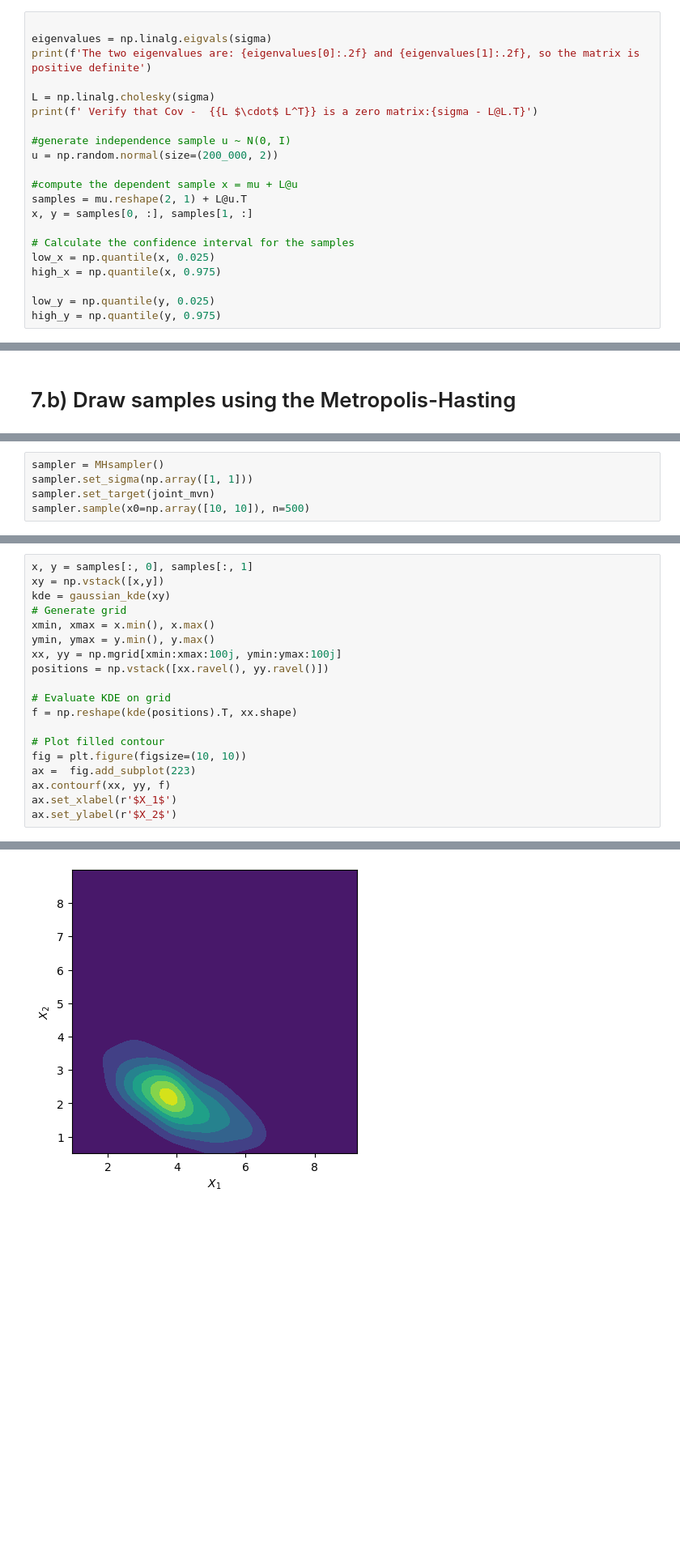
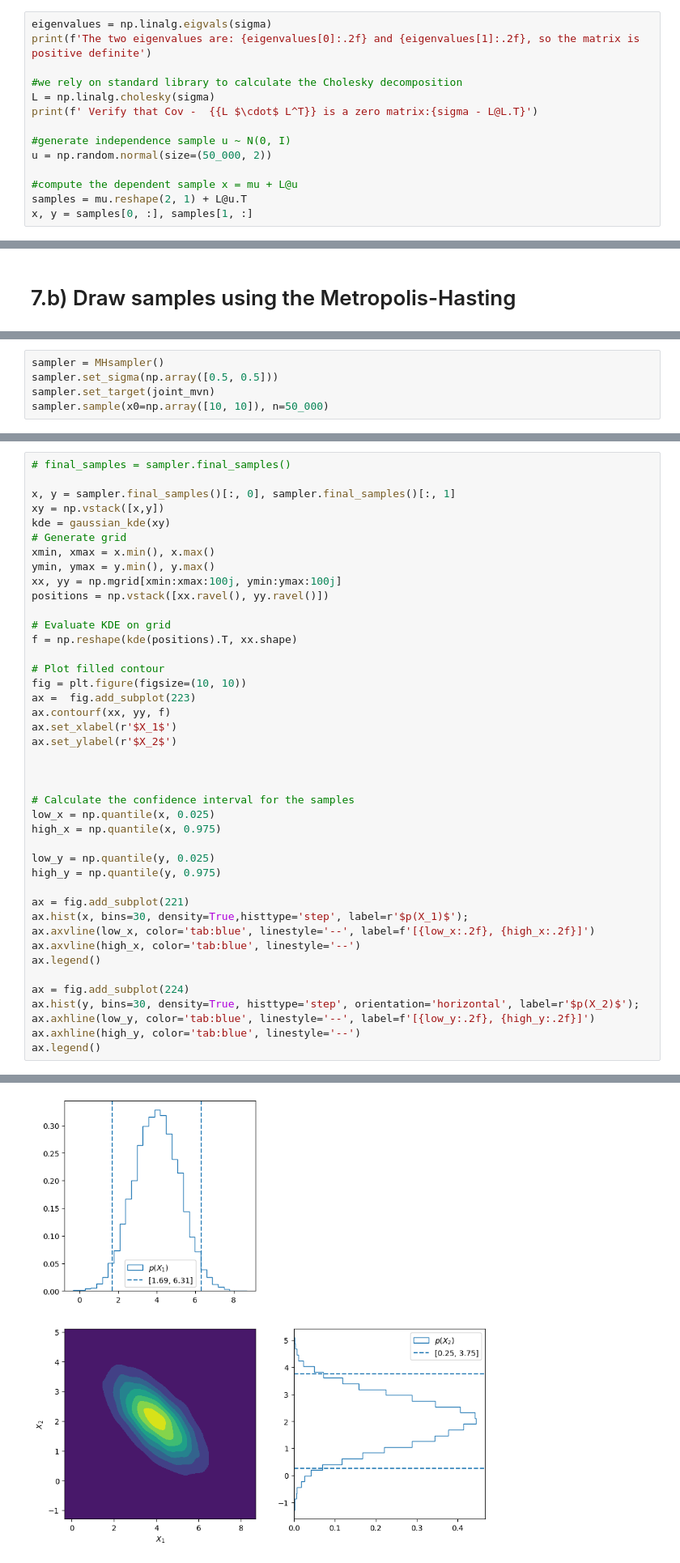
Before and after one commit to vepe99/Astrostatistics, a Jupyter notebook: Viterbo_Giuseppe_Homework4.ipynb, the cells around one changed output, grey strips where cells are left out. Shown at 81% size. Cells and saved outputs as stored; diff of their text form; blank space fills up the shorter version.

```diff
--- a/Viterbo_Giuseppe_Homework4.ipynb
+++ b/Viterbo_Giuseppe_Homework4.ipynb
@@ -126,26 +126,19 @@ When conditioning the standard deviation is always smaller or equal to the stand
 # %% [markdown]
 # 7.a) Draw samples using the Cholesky decomposition of the covariance
 # %%
-
 eigenvalues = np.linalg.eigvals(sigma)
 print(f'The two eigenvalues are: {eigenvalues[0]:.2f} and {eigenvalues[1]:.2f}, so the matrix is positive definite')
 
+#we rely on standard library to calculate the Cholesky decomposition
 L = np.linalg.cholesky(sigma)
 print(f' Verify that Cov -  {{L $\cdot$ L^T}} is a zero matrix:{sigma - L@L.T}')
 
 #generate independence sample u ~ N(0, I)
-u = np.random.normal(size=(200_000, 2))
+u = np.random.normal(size=(50_000, 2))
 
 #compute the dependent sample x = mu + L@u
 samples = mu.reshape(2, 1) + L@u.T
 x, y = samples[0, :], samples[1, :]
-
-# Calculate the confidence interval for the samples
-low_x = np.quantile(x, 0.025)
-high_x = np.quantile(x, 0.975)
-
-low_y = np.quantile(y, 0.025)
-high_y = np.quantile(y, 0.975)
 # %% [output]
 The two eigenvalues are: 1.91 and 0.34, so the matrix is positive definite
  Verify that Cov -  {L $\cdot$ L^T} is a zero matrix:[[0. 0.]
@@ -239,9 +255,9 @@ class MHsampler():
         plt.ylabel('Log(P)')
 # %%
 sampler = MHsampler()
-sampler.set_sigma(np.array([1, 1]))
+sampler.set_sigma(np.array([0.5, 0.5]))
 sampler.set_target(joint_mvn)
-sampler.sample(x0=np.array([10, 10]), n=500)
+sampler.sample(x0=np.array([10, 10]), n=50_000)
 # %%
 fig = plt.figure(figsize=(10, 5))
 ax = fig.add_subplot(121)
@@ -259,5 +281,7 @@ TypeError: MHsampler.autocorrelation() takes 2 positional arguments but 3 were g
 # %%
-x, y = samples[:, 0], samples[:, 1]
+# final_samples = sampler.final_samples()
+
+x, y = sampler.final_samples()[:, 0], sampler.final_samples()[:, 1]
 xy = np.vstack([x,y])
 kde = gaussian_kde(xy)
 # Generate grid
@@ -275,4 +299,25 @@ ax =  fig.add_subplot(223)
 ax.contourf(xx, yy, f)
 ax.set_xlabel(r'$X_1$')
 ax.set_ylabel(r'$X_2$')
+
+
+
+# Calculate the confidence interval for the samples
+low_x = np.quantile(x, 0.025)
+high_x = np.quantile(x, 0.975)
+
+low_y = np.quantile(y, 0.025)
+high_y = np.quantile(y, 0.975)
+
+ax = fig.add_subplot(221)
+ax.hist(x, bins=30, density=True,histtype='step', label=r'$p(X_1)$');
+ax.axvline(low_x, color='tab:blue', linestyle='--', label=f'[{low_x:.2f}, {high_x:.2f}]')
+ax.axvline(high_x, color='tab:blue', linestyle='--')
+ax.legend()
+
+ax = fig.add_subplot(224)
+ax.hist(y, bins=30, density=True, histtype='step', orientation='horizontal', label=r'$p(X_2)$');
+ax.axhline(low_y, color='tab:blue', linestyle='--', label=f'[{low_y:.2f}, {high_y:.2f}]')
+ax.axhline(high_y, color='tab:blue', linestyle='--')
+ax.legend()
 # %% [output]
@@ -280 +325 @@ Text(0, 0.5, '$X_2$')
-[figure, old version]
+[figure, new version]
```
Also changed, not shown: parts of 22 cells of this notebook.
